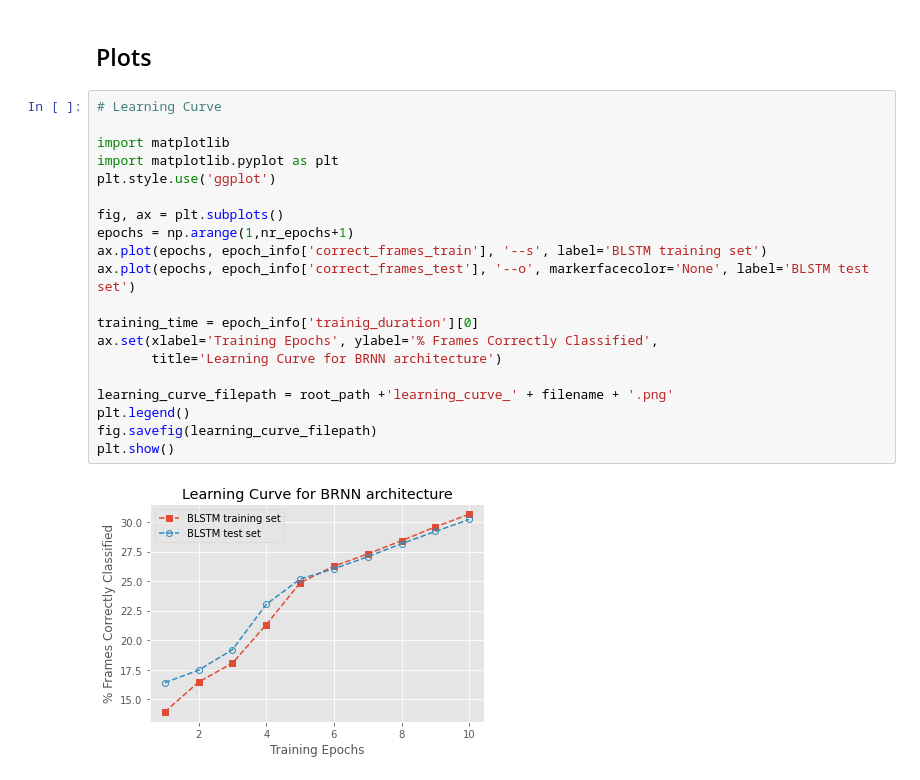
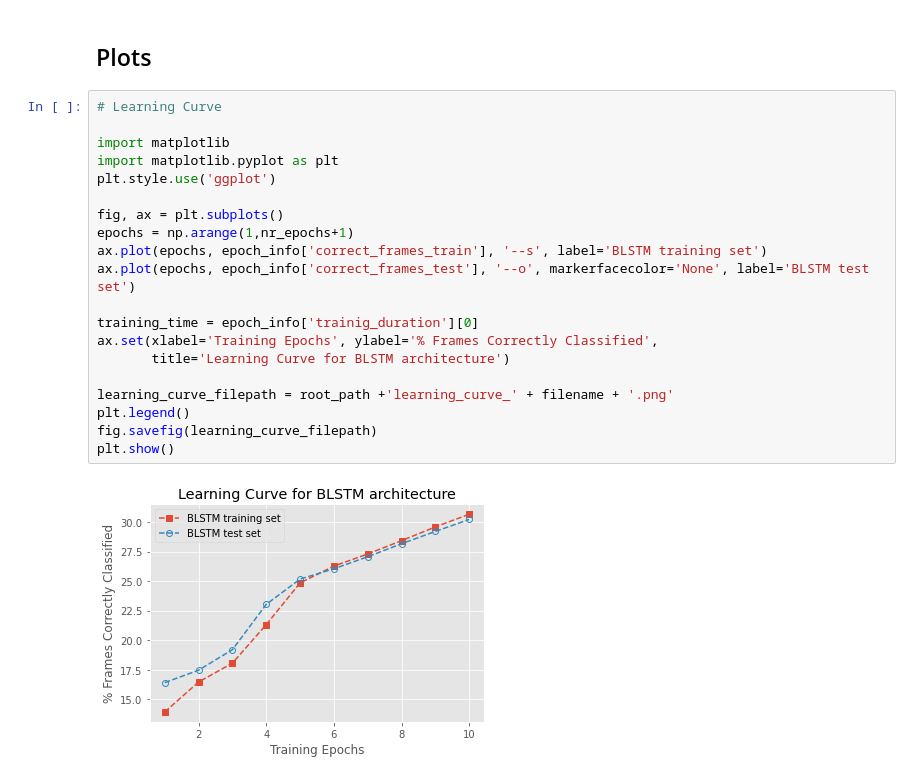
Before and after one commit to cristinakuo/thesis-pre-research, a Jupyter notebook: BLSTM_experiment.ipynb, the cells around one changed output. Cells and saved outputs as stored; diff of their text form.

```diff
--- a/BLSTM_experiment.ipynb
+++ b/BLSTM_experiment.ipynb
@@ -391,22 +391,22 @@ Correct frames percentage:  30.214610058875323
 # %%
 # Learning Curve
 
 import matplotlib
 import matplotlib.pyplot as plt
 plt.style.use('ggplot')
 
 fig, ax = plt.subplots()
 epochs = np.arange(1,nr_epochs+1)
 ax.plot(epochs, epoch_info['correct_frames_train'], '--s', label='BLSTM training set')
 ax.plot(epochs, epoch_info['correct_frames_test'], '--o', markerfacecolor='None', label='BLSTM test set')
 
 training_time = epoch_info['trainig_duration'][0]
 ax.set(xlabel='Training Epochs', ylabel='% Frames Correctly Classified',
-       title='Learning Curve for BRNN architecture')
+       title='Learning Curve for BLSTM architecture')
 
 learning_curve_filepath = root_path +'learning_curve_' + filename + '.png'
 plt.legend()
 fig.savefig(learning_curve_filepath)
 plt.show()
 # %% [output]
-[figure, old version]
+[figure, new version]
```
Also changed, not shown: parts of 2 cells of this notebook.
